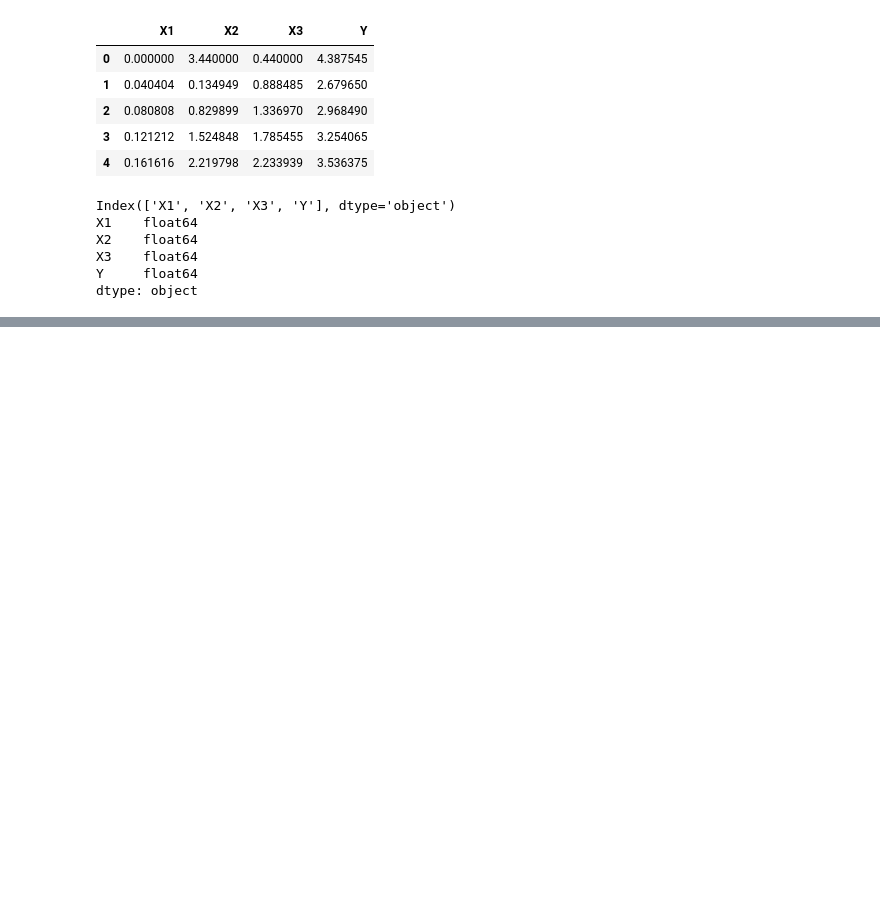
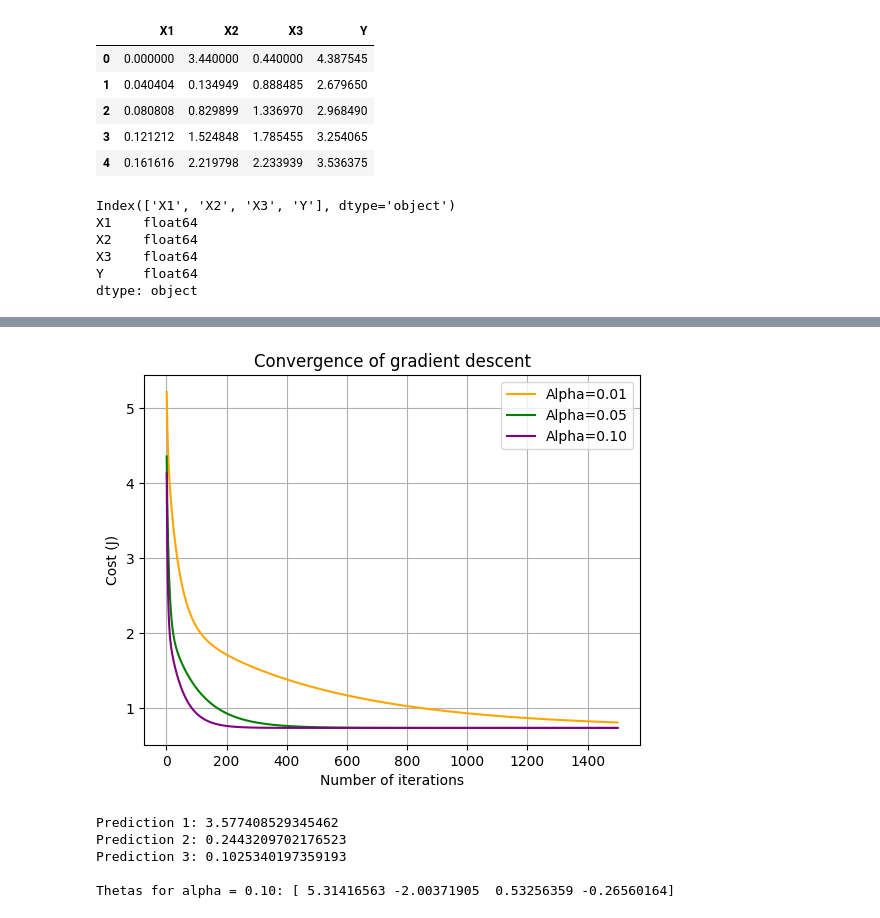
Before and after one commit to pmaryh09/Intro-ML-S25, a Jupyter notebook: assingment_1.ipynb, the cells around one changed output, grey strips where cells are left out. Saved outputs shown, nothing was run; the diff lists cells and outputs as text; code cells hidden in the pictures; blank space fills up the shorter version.

```diff
--- a/assingment_1.ipynb
+++ b/assingment_1.ipynb
@@ -133,0 +154,16 @@ def funcPlot(X,Y,alpha,thetas,cost_histories,iterations,name=""):
+# %%
+# @title Combined Results
+def predict_value(x_in,theta_in):
+    y=theta_in[0]
+    for x_val,theta_val in zip(x_in,theta_in[1:]):
+      y += x_val * theta_val
+    return y
+
+reshaped_x1 = x1.reshape(m,1)
+reshaped_x2 = x2.reshape(m,1)
+reshaped_x3 = x3.reshape(m,1)
+
+total_data=np.hstack((x0,reshaped_x1,reshaped_x2,reshaped_x3))
+
+# Compute thetas and cost histories
+combinedTheta,combinedCostHistory=computeGradientDescentAlphas(total_data,Y,alpha,iterations,"Combined")
@@ -133,0 +176,40 @@ def funcPlot(X,Y,alpha,thetas,cost_histories,iterations,name=""):
+# %%
+# @title Convergence of gradient descent
+plt.plot(range(1,iterations + 1),combinedCostHistory[0],color='orange',label='Alpha=0.01')
+plt.plot(range(1,iterations + 1),combinedCostHistory[1],color='green',label='Alpha=0.05')
+plt.plot(range(1,iterations + 1),combinedCostHistory[2],color='purple',label='Alpha=0.10')
+plt.rcParams["figure.figsize"]=(10,6)
+plt.grid(True)
+
+plt.xlabel('Number of iterations')
+plt.ylabel('Cost (J)')
+plt.legend()
+plt.title('Convergence of gradient descent')
+plt.show()
+# %% [output]
+[figure, added]
+# %%
+# @title Y Value Predictions
+def predict_value(x_in,theta_in):
+    y=theta_in[0]
+    for x_val,theta_val in zip(x_in,theta_in[1:]):
+        y += x_val * theta_val
+    return y
+
+# Predict the values using best_theta
+values = [[1, 1, 1], [2, 0, 4], [3, 2, 1]]
+predictions = []
+
+for i,value_set in enumerate(values):
+    y = predict_value(value_set, combinedTheta[2])
+    predictions.append(y)
+    print(f"Prediction {i+1}: {y}")
+
+# Print thetas for the alpha=0.10 model
+print(f"\nThetas for alpha = 0.10: {combinedTheta[2]}")
+# %% [output]
+Prediction 1: 3.577408529345462
+Prediction 2: 0.2443209702176523
+Prediction 3: 0.1025340197359193
+
+Thetas for alpha = 0.10: [ 5.31416563 -2.00371905  0.53256359 -0.26560164]
```
Also changed, not shown: parts of 4 cells of this notebook.
